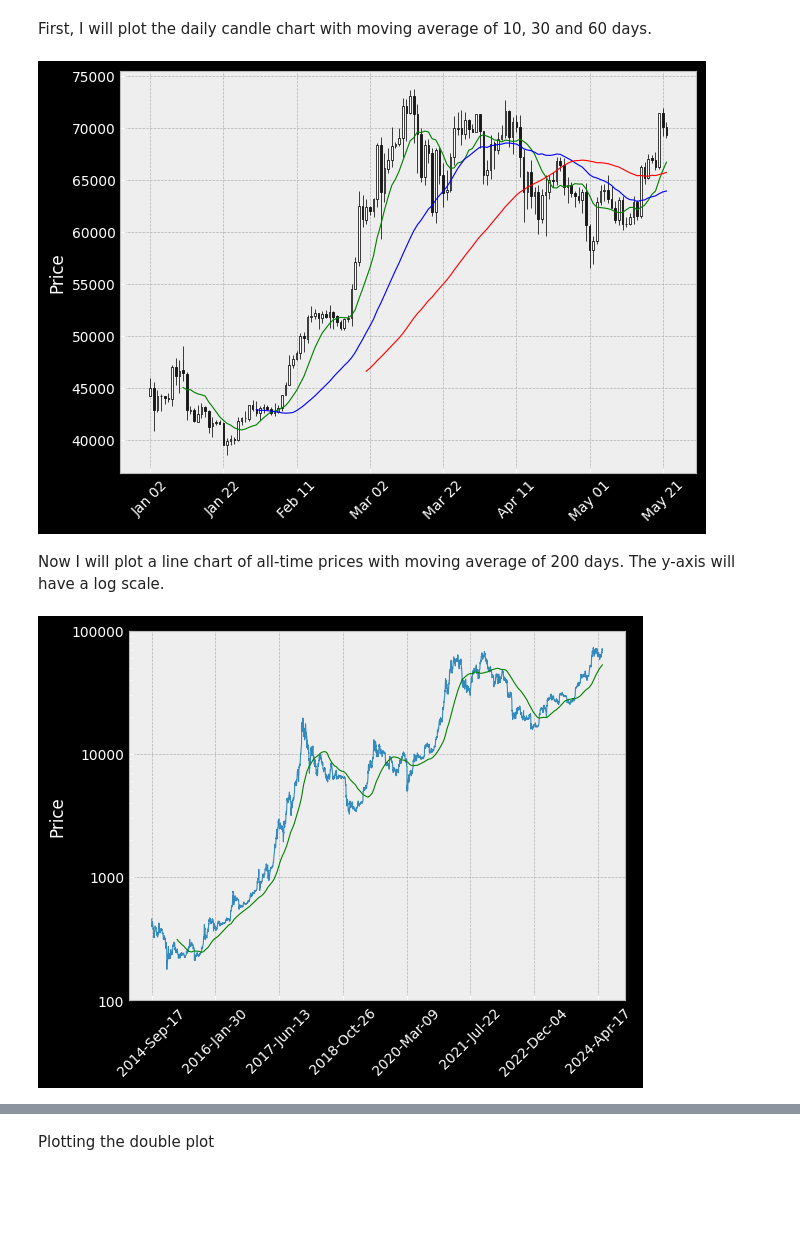
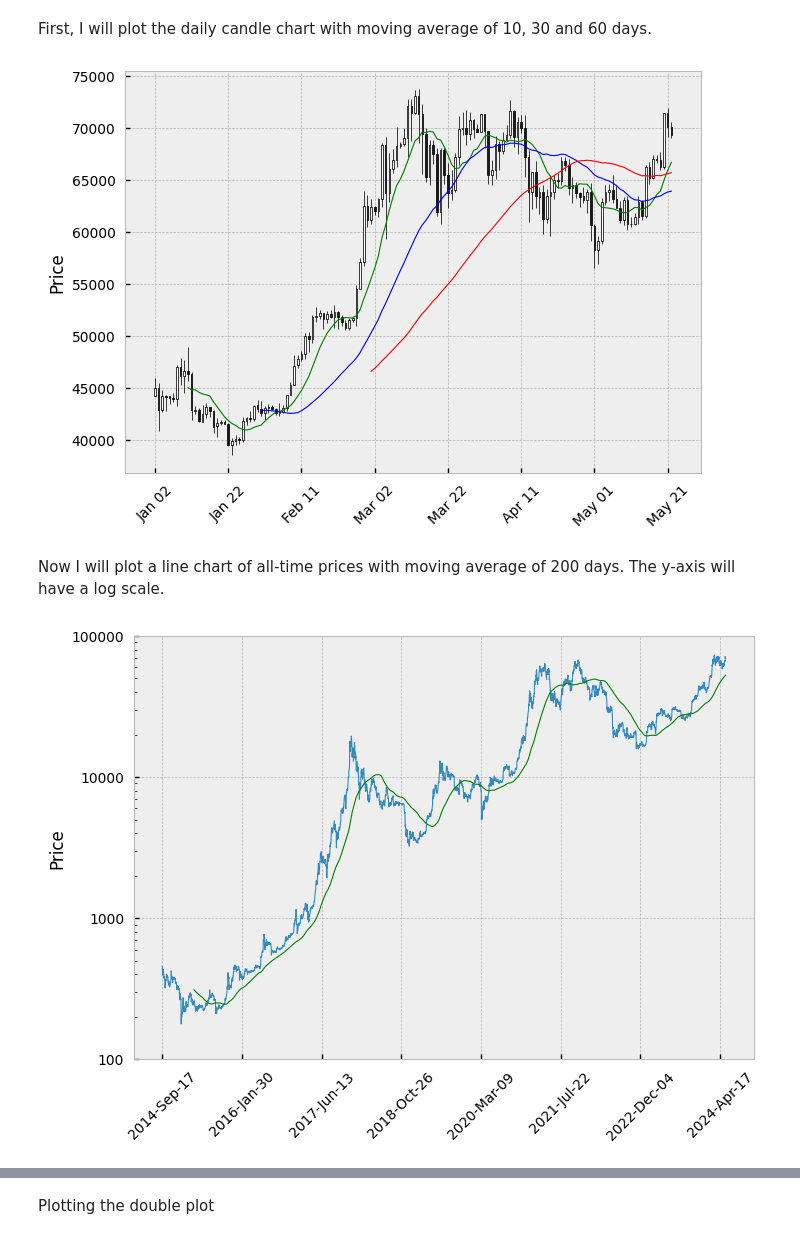
Before and after one commit to TulioNPL/DataScienceAnalysis, a Jupyter notebook: btc.ipynb, the cells around one changed output, grey strips where cells are left out. Cells and saved outputs as stored; diff of their text form; code cells hidden in the pictures; blank space fills up the shorter version.

```diff
--- a/btc.ipynb
+++ b/btc.ipynb
@@ -126,21 +120,21 @@ First, I will plot the daily candle chart with moving average of 10, 30 and 60 d
 # %%
 # Filtering current year data
 current_year_data = data.where(data['Date'] > '2024-01-01')
 
 # Changing style
 mc = mpf.make_marketcolors(up='white',down='black')
-style = mpf.make_mpf_style(base_mpl_style=['dark_background','bmh'],
+style = mpf.make_mpf_style(base_mpl_style=['seaborn-v0_8-notebook','bmh'],
                            marketcolors=mc,
                            mavcolors=['green','blue','red'])
 
 # Convert PySpark DataFrame to Pandas DataFrame
 pandas_df = current_year_data.toPandas()
 pandas_df['Date'] = pd.to_datetime(pandas_df['Date'])
 pandas_df.set_index('Date', inplace=True)
 pandas_df.columns
 mpf.plot(pandas_df, type='candle',mav=[10,30,60], style=style)
 # %% [output]
-[figure, old version]
+[figure, new version]
 # %% [markdown]
 Now I will plot a line chart of all-time prices with moving average of 200 days. The y-axis will have a log scale.
 # %%
@@ -174,7 +168,7 @@ for year in years:
 
 plt.show()
 # %% [output]
-[figure, old version]
+[figure, new version]
 # %% [markdown]
 # 1- About bitcoin generation, exponentials and logarithms
 ### A mathematical vision on the decreasing production of coins
```
Also changed, not shown: parts of 8 cells of this notebook, 2 other files.
